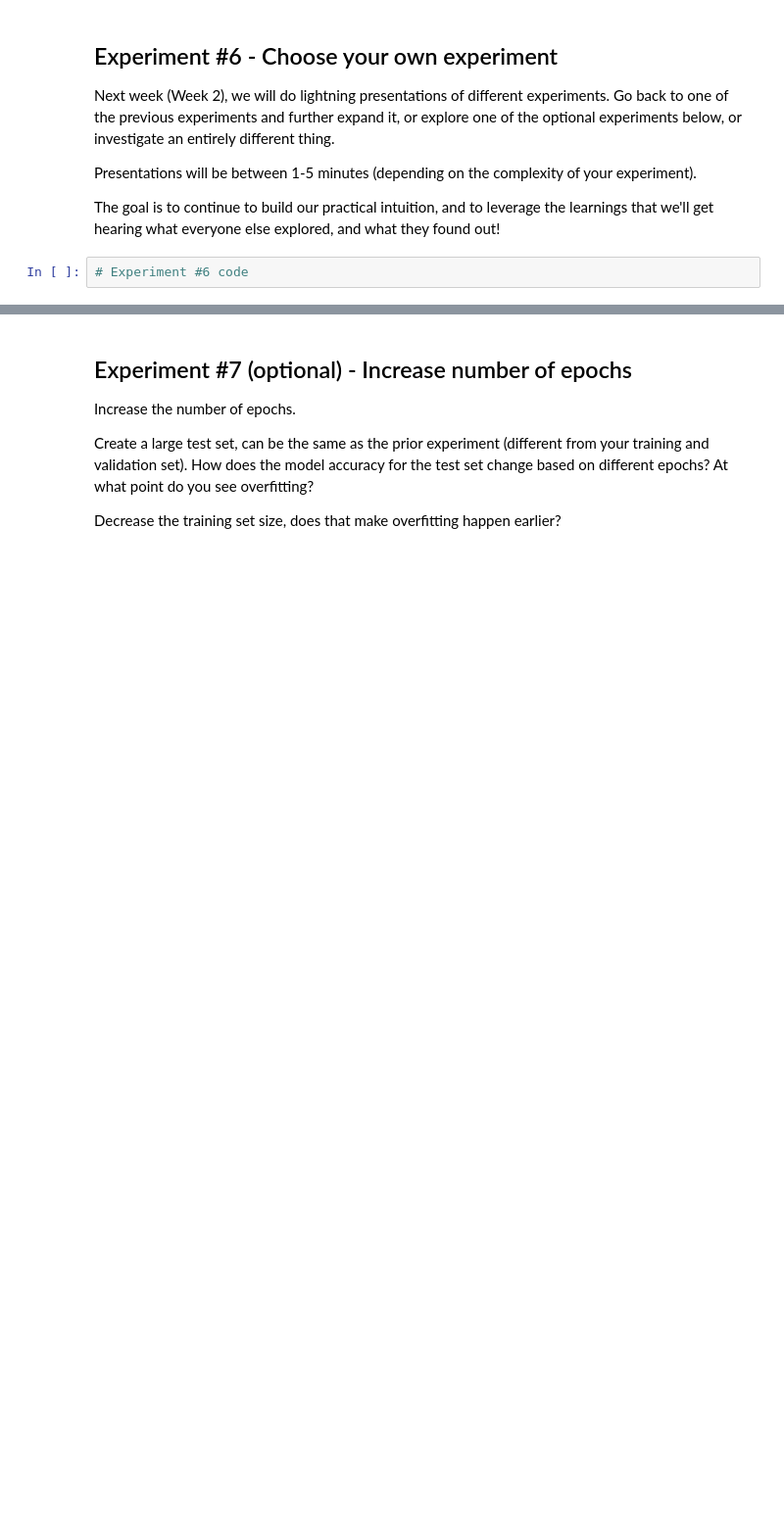
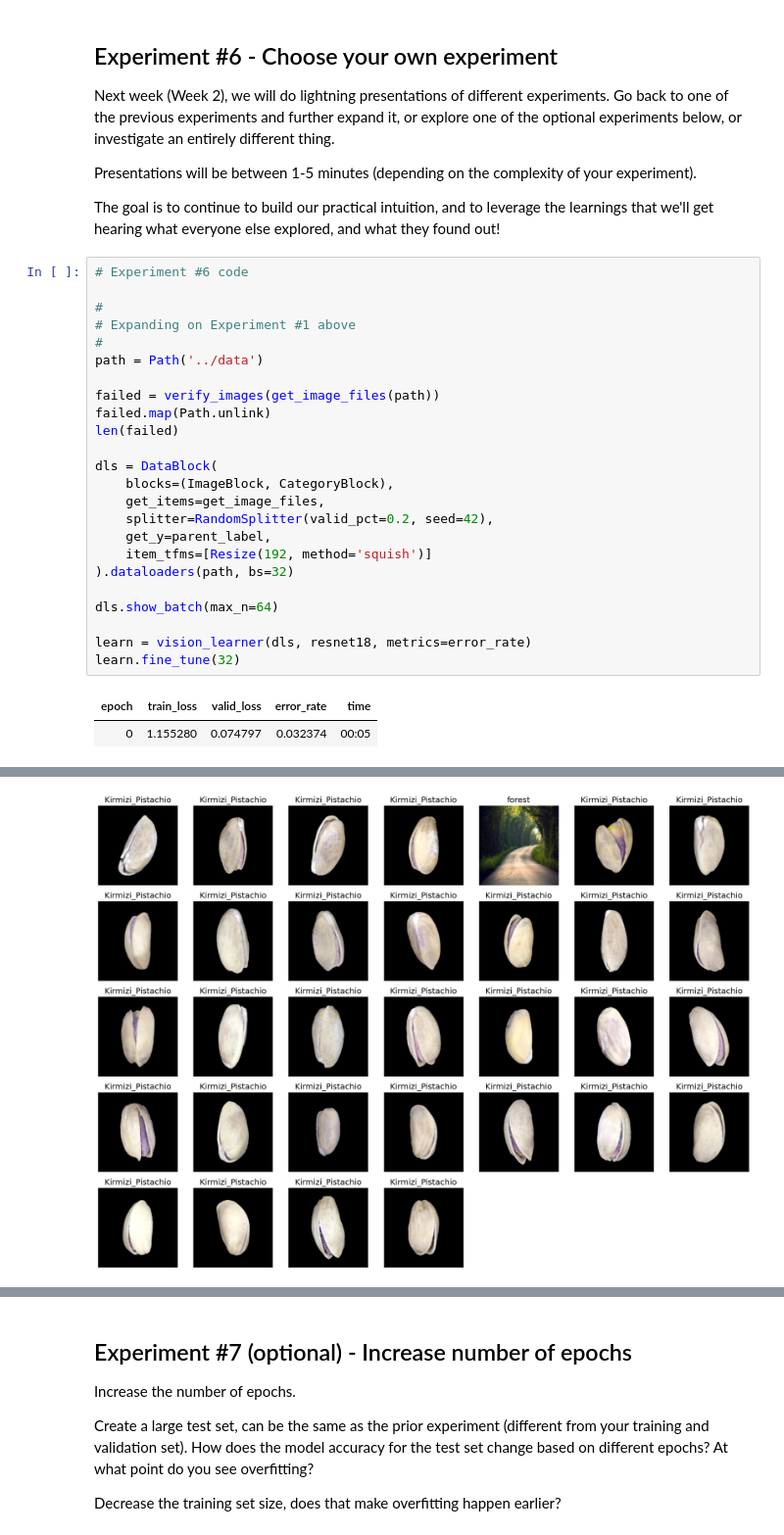
Before and after one commit to praneethys/codepath-bootcamp, a Jupyter notebook: notebooks/AI_LLM_for_Devs_Week_1_Experiment_notebook.ipynb, the cells around one changed output, grey strips where cells are left out. Shown at 98% size. Saved outputs shown, nothing was run; the diff lists cells and outputs as text; blank space fills up the shorter version.

```diff
--- a/notebooks/AI_LLM_for_Devs_Week_1_Experiment_notebook.ipynb
+++ b/notebooks/AI_LLM_for_Devs_Week_1_Experiment_notebook.ipynb
@@ -462,5 +455,30 @@ Next week (Week 2), we will do lightning presentations of different experiments.
 Presentations will be between 1-5 minutes (depending on the complexity of your experiment).
 
 The goal is to continue to build our practical intuition, and to leverage the learnings that we'll get hearing what everyone else explored, and what they found out!
-# %%
-# Experiment #6 code
+# %%
+# Experiment #6 code
+
+#
+# Expanding on Experiment #1 above
+#
+path = Path('../data')
+
+failed = verify_images(get_image_files(path))
+failed.map(Path.unlink)
+len(failed)
+
+dls = DataBlock(
+    blocks=(ImageBlock, CategoryBlock),
+    get_items=get_image_files,
+    splitter=RandomSplitter(valid_pct=0.2, seed=42),
+    get_y=parent_label,
+    item_tfms=[Resize(192, method='squish')]
+).dataloaders(path, bs=32)
+
+dls.show_batch(max_n=64)
+
+learn = vision_learner(dls, resnet18, metrics=error_rate)
+learn.fine_tune(32)
+# %% [output]
+| epoch | train_loss | valid_loss | error_rate | time |
+| 0 | 1.155280 | 0.074797 | 0.032374 | 00:05 |
@@ -466,0 +502 @@ The goal is to continue to build our practical intuition, and to leverage the le
+[figure, added]
```
Also changed, not shown: parts of 4 cells of this notebook.
